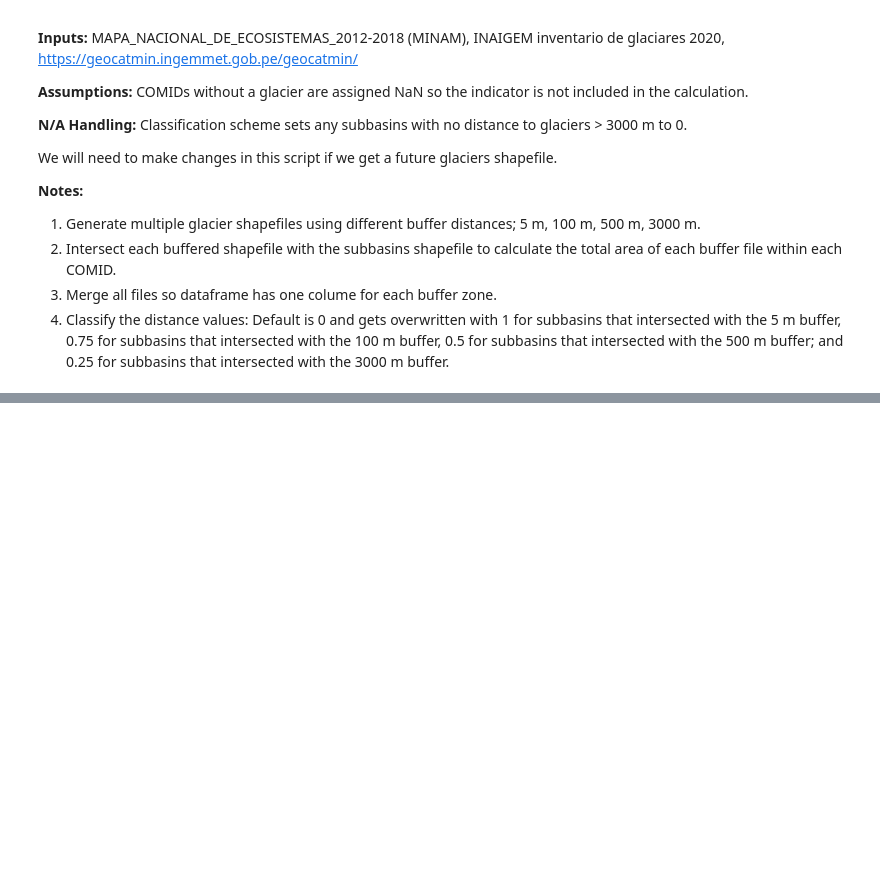
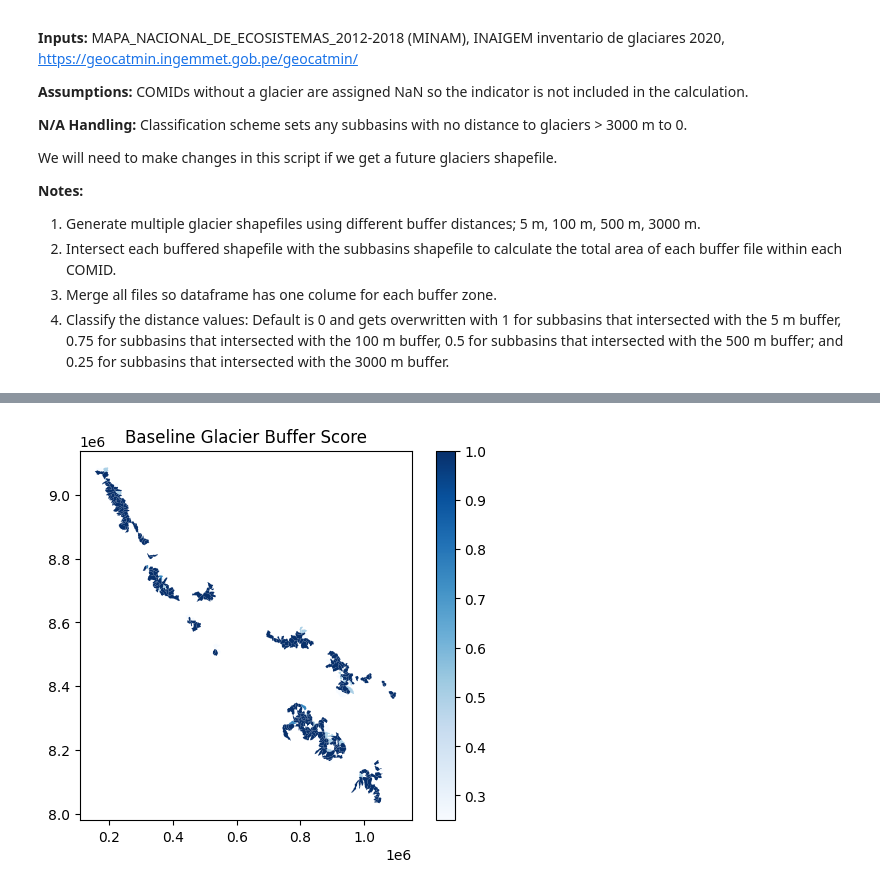
Before and after one commit to RTIInternational/iki-risk-assessment, a Jupyter notebook: Indicadores/Peligro/P12.ipynb, the cells around one changed output, grey strips where cells are left out. Saved outputs shown, nothing was run; the diff lists cells and outputs as text; code cells hidden in the pictures; blank space fills up the shorter version.

```diff
--- a/Indicadores/Peligro/P12.ipynb
+++ b/Indicadores/Peligro/P12.ipynb
@@ -41,6 +41,7 @@ master_path = Path(config["master_path"])
 subbasins_shapefile = master_path / "Modelacion" / "Grupos_Modelacion" / "GIS_WaterALLOC_General" / "Peru_AHD_with_districts.shp"
 db_path = master_path / "Indicadores" / "BD_RiesgoClimatico_IKI.db"
 glaciares = master_path / "Indicadores" / "Datos_INAIGEM" / "Glaciares_2020_COMID_v2.shp"
+glaciares_futuro = master_path / "Indicadores" / "Datos_INAIGEM" / "glaciares_2050_SSP585.shp"
 # %%
 # set up indicator ID and get scenarios from database
 IndID= 112 #Indicator ID (Exposure = 2 + 0X where X is the Exposure Indicator number, Peligro= 1 +0x, VSB= 3 +0x, VSS= 4 +0x, VCA= 5 +0x)
@@ -60,21 +67,5 @@ scenario_ids = scenarios_df['ScnID'].tolist()
 # %%
 # Load the shapefiles
 subbasins_gdf = gpd.read_file(subbasins_shapefile).to_crs('EPSG:32718')
-glaciares_gdf = gpd.read_file(glaciares).to_crs('EPSG:32718')
+glaciares_actual_gdf = gpd.read_file(glaciares).to_crs("EPSG:32718")
+glaciares_futuro_gdf = gpd.read_file(glaciares_futuro).to_crs("EPSG:32718")
-# %%
-#CALCULATE BUFFERS OF GLACIERS
-
-#Calculate 5m, 100m, 500, and 3000m buffer zones around glaciers
-buffer_5m = glaciares_gdf.buffer(5)
-buffer_100m = glaciares_gdf.buffer(100)
-buffer_500m = glaciares_gdf.buffer(500)
-buffer_3000m = glaciares_gdf.buffer(3000)
-#Visualize buffer zones
-buffer_5m_gdf = gpd.GeoDataFrame(geometry=buffer_5m, crs=glaciares_gdf.crs)
-buffer_5m_gdf.plot()
-buffer_100m_gdf = gpd.GeoDataFrame(geometry=buffer_100m, crs=glaciares_gdf.crs)
-buffer_100m_gdf.plot()
-buffer_500m_gdf = gpd.GeoDataFrame(geometry=buffer_500m, crs=glaciares_gdf.crs)
-buffer_500m_gdf.plot()
-buffer_3000m_gdf = gpd.GeoDataFrame(geometry=buffer_3000m, crs=glaciares_gdf.crs)
-buffer_3000m_gdf.plot()
@@ -151,0 +189,14 @@ VALUES (?, ?, ?, ?);
+# %%
+# Baseline values from 2020 glaciers
+baseline_buffer_df = calculate_glacier_buffer_score(
+    subbasins_gdf=subbasins_gdf,
+    glaciers_gdf=glaciares_actual_gdf,
+    value_col_name="Baseline_value"
+)
+
+# Future values from projected glaciers
+future_buffer_df = calculate_glacier_buffer_score(
+    subbasins_gdf=subbasins_gdf,
+    glaciers_gdf=glaciares_futuro_gdf,
+    value_col_name="Future_value"
+)
@@ -151,0 +274,12 @@ VALUES (?, ?, ?, ?);
+# %%
+# Optional plot
+subbasins_with_buffers.plot(
+    column="Baseline_value",
+    cmap="Blues",
+    legend=True
+)
+
+plt.title("Baseline Glacier Buffer Score")
+plt.show()
+# %% [output]
+[figure, added]
```
Also changed, not shown: parts of 10 cells of this notebook, 8 other files.
